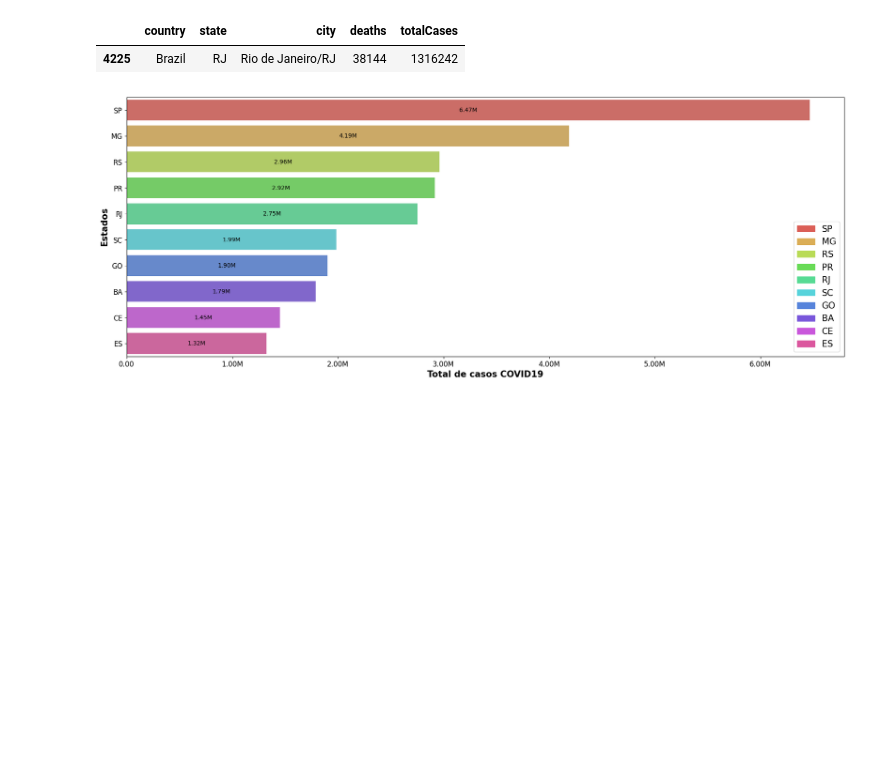
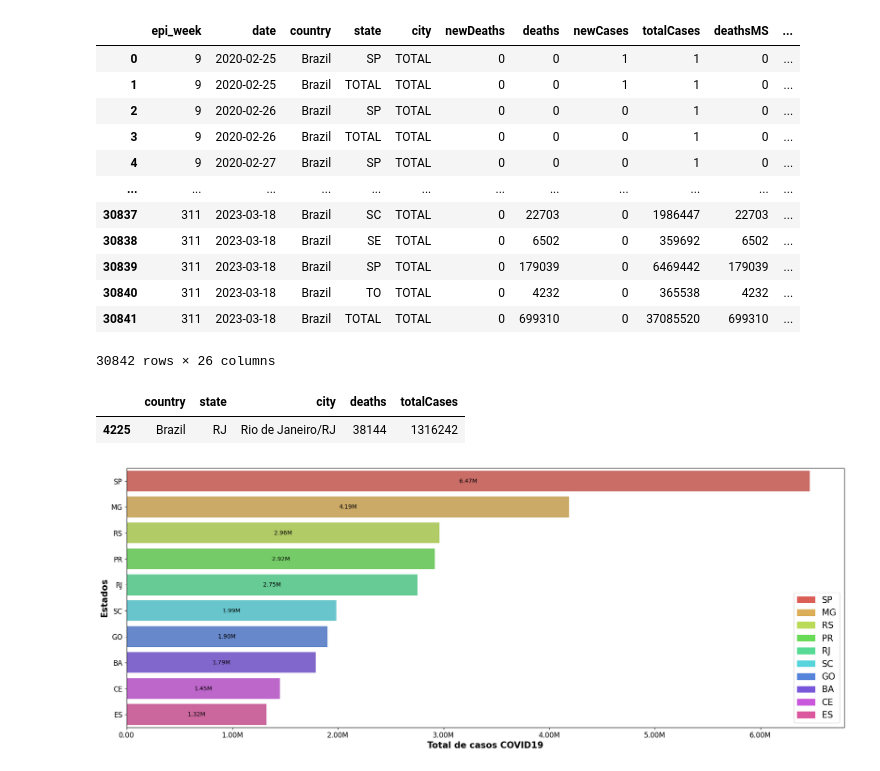
Before and after one commit to GabrielBF1/Ada_Project_Avancado, a Jupyter notebook: code/dataset.ipynb, the cells around one changed output. Saved outputs shown, nothing was run; the diff lists cells and outputs as text; code cells hidden in the pictures; blank space fills up the shorter version.

```diff
--- a/code/dataset.ipynb
+++ b/code/dataset.ipynb
@@ -3,22 +3,37 @@
 # %%
 import pandas as pd
 import seaborn as sns
 import matplotlib.pyplot as plt
 import matplotlib.patches as mpatches
 import numpy as npy
 from numpy.random import rand
 
 def human_format(num):
     magnitude = 0
     while abs(num) >= 1000:
         magnitude += 1
         num /= 1000.0
     return '%.2f%s' % (num, ['', 'K', 'M', 'G', 'T', 'P'][magnitude])
 
 covid_dataset_cities = pd.read_csv('c:\\Users\\gbdfigu\\Desktop\\Ada_Project_Avancado\\dataset\\cases-brazil-cities.csv')
 covid_dataset_state = pd.read_csv('c:\\Users\\gbdfigu\\Desktop\\Ada_Project_Avancado\\dataset\\cases-brazil-states.csv')
 covid_dataset_total = pd.read_csv('c:\\Users\\gbdfigu\\Desktop\\Ada_Project_Avancado\\dataset\\cases-brazil-total.csv')
 covid_dataset_time_total = pd.read_csv('c:\\Users\\gbdfigu\\Desktop\\Ada_Project_Avancado\\dataset\\cases-brazil-cities-time_changesOnly.csv')
+covid_dataset_state
+# %% [output]
+|  | epi_week | date | country | state | city | newDeaths | deaths | newCases | totalCases | deathsMS | ... |
+| 0 | 9 | 2020-02-25 | Brazil | SP | TOTAL | 0 | 0 | 1 | 1 | 0 | ... |
+| 1 | 9 | 2020-02-25 | Brazil | TOTAL | TOTAL | 0 | 0 | 1 | 1 | 0 | ... |
+| 2 | 9 | 2020-02-26 | Brazil | SP | TOTAL | 0 | 0 | 0 | 1 | 0 | ... |
+| 3 | 9 | 2020-02-26 | Brazil | TOTAL | TOTAL | 0 | 0 | 0 | 1 | 0 | ... |
+| 4 | 9 | 2020-02-27 | Brazil | SP | TOTAL | 0 | 0 | 0 | 1 | 0 | ... |
+| ... | ... | ... | ... | ... | ... | ... | ... | ... | ... | ... | ... |
+| 30837 | 311 | 2023-03-18 | Brazil | SC | TOTAL | 0 | 22703 | 0 | 1986447 | 22703 | ... |
+| 30838 | 311 | 2023-03-18 | Brazil | SE | TOTAL | 0 | 6502 | 0 | 359692 | 6502 | ... |
+| 30839 | 311 | 2023-03-18 | Brazil | SP | TOTAL | 0 | 179039 | 0 | 6469442 | 179039 | ... |
+| 30840 | 311 | 2023-03-18 | Brazil | TO | TOTAL | 0 | 4232 | 0 | 365538 | 4232 | ... |
+| 30841 | 311 | 2023-03-18 | Brazil | TOTAL | TOTAL | 0 | 699310 | 0 | 37085520 | 699310 | ... |
+30842 rows × 26 columns
 # %%
 covid_dataset_cities = covid_dataset_cities.drop(columns=['ibgeID', 'deaths_per_100k_inhabitants', 'totalCases_per_100k_inhabitants', 'deaths_by_totalCases', '_source', 'date', 'newCases', 'newDeaths', 'last_info_date'])
 covid_dataset_cities[covid_dataset_cities['totalCases'] == covid_dataset_cities['totalCases'].max()]
```
Also changed, not shown: parts of 1 cell of this notebook.
